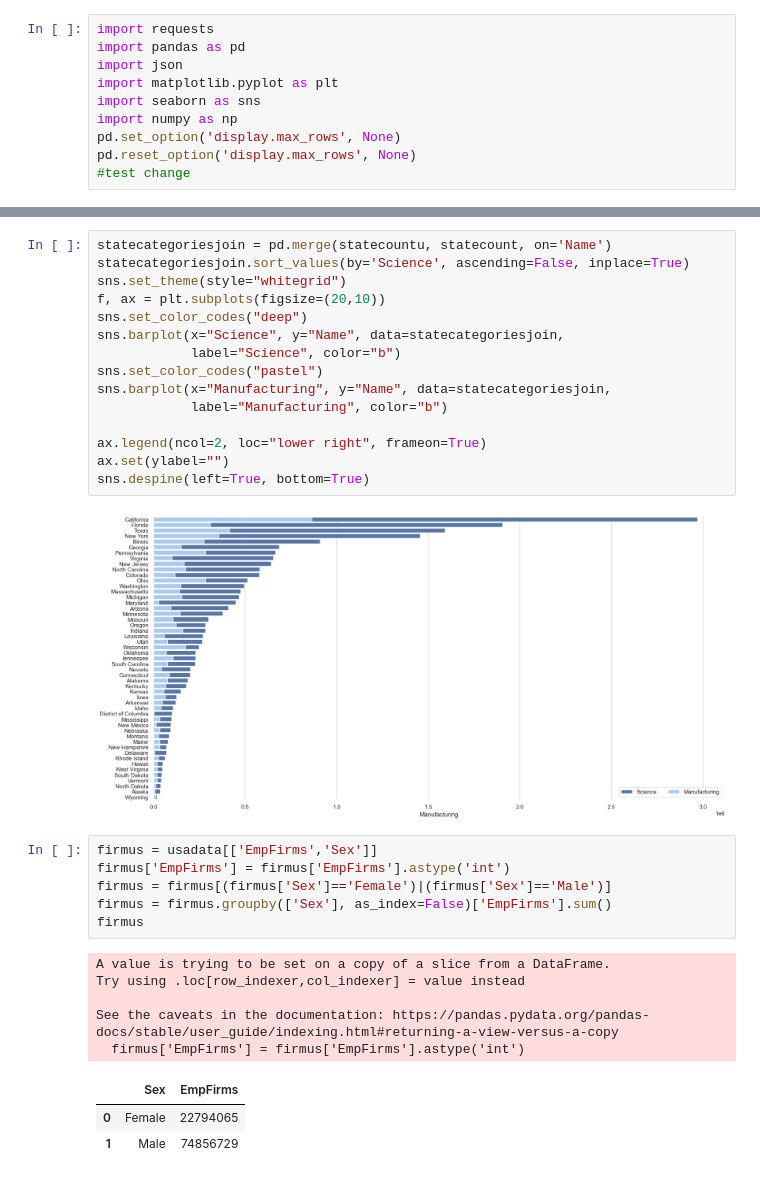
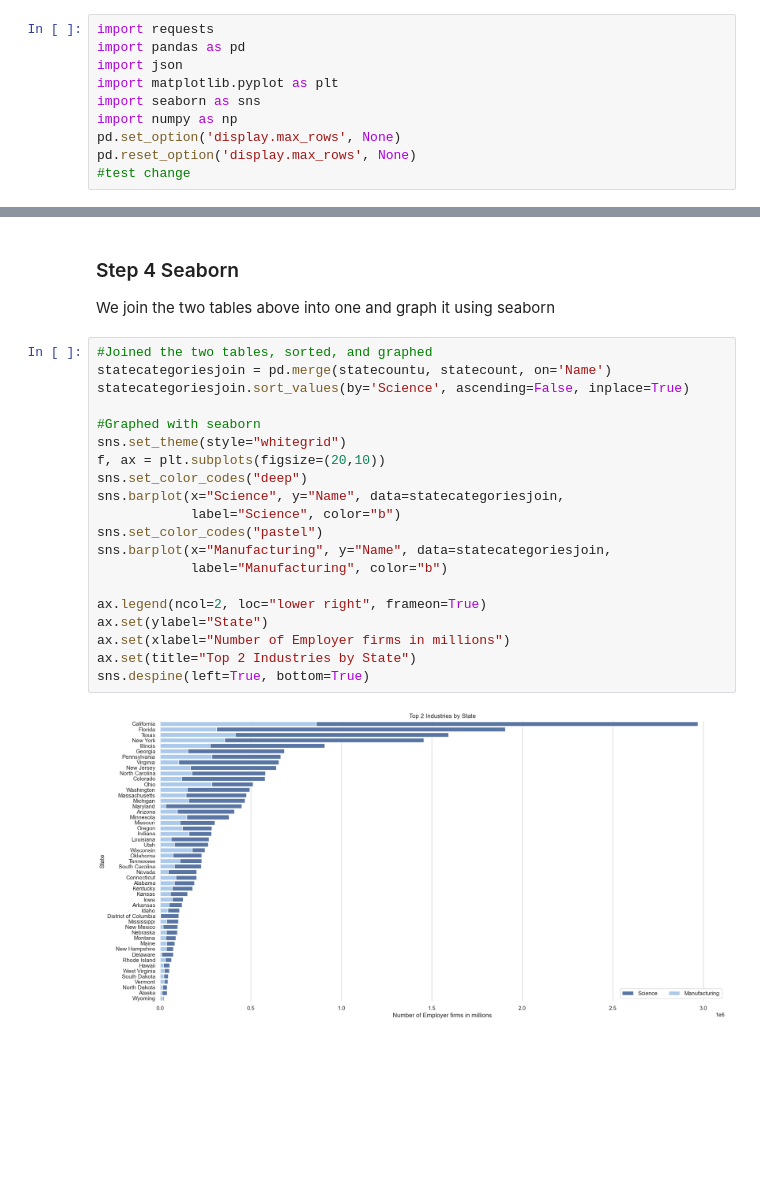
Before and after one commit to DanielnRose/Census_Assesment, a Jupyter notebook: grpupassesment.ipynb, the cells around one changed output, grey strips where cells are left out. Drawn from its saved outputs; the diff is of its cells as text; blank space fills up the shorter version.

```diff
--- a/grpupassesment.ipynb
+++ b/grpupassesment.ipynb
@@ -205,32 +132,25 @@ See the caveats in the documentation: https://pandas.pydata.org/pandas-docs/stab
+# %% [markdown]
+### Step 4 Seaborn
+We join the two tables above into one and graph it using seaborn
 # %%
+#Joined the two tables, sorted, and graphed
 statecategoriesjoin = pd.merge(statecountu, statecount, on='Name')
 statecategoriesjoin.sort_values(by='Science', ascending=False, inplace=True)
+
+#Graphed with seaborn
 sns.set_theme(style="whitegrid")
 f, ax = plt.subplots(figsize=(20,10))
 sns.set_color_codes("deep")
 sns.barplot(x="Science", y="Name", data=statecategoriesjoin,
             label="Science", color="b")
 sns.set_color_codes("pastel")
 sns.barplot(x="Manufacturing", y="Name", data=statecategoriesjoin,
             label="Manufacturing", color="b")
 
 ax.legend(ncol=2, loc="lower right", frameon=True)
-ax.set(ylabel="")
+ax.set(ylabel="State")
+ax.set(xlabel="Number of Employer firms in millions")
+ax.set(title="Top 2 Industries by State")
 sns.despine(left=True, bottom=True)
 # %% [output]
-[figure, old version]
+[figure, new version]
-# %%
-firmus = usadata[['EmpFirms','Sex']]
-firmus['EmpFirms'] = firmus['EmpFirms'].astype('int')
-firmus = firmus[(firmus['Sex']=='Female')|(firmus['Sex']=='Male')]
-firmus = firmus.groupby(['Sex'], as_index=False)['EmpFirms'].sum()
-firmus
-# %% [output]
-A value is trying to be set on a copy of a slice from a DataFrame.
-Try using .loc[row_indexer,col_indexer] = value instead
-
-See the caveats in the documentation: https://pandas.pydata.org/pandas-docs/stable/user_guide/indexing.html#returning-a-view-versus-a-copy
-  firmus['EmpFirms'] = firmus['EmpFirms'].astype('int')
-|  | Sex | EmpFirms |
-| 0 | Female | 22794065 |
-| 1 | Male | 74856729 |
```
Also changed, not shown: parts of 18 cells of this notebook.
